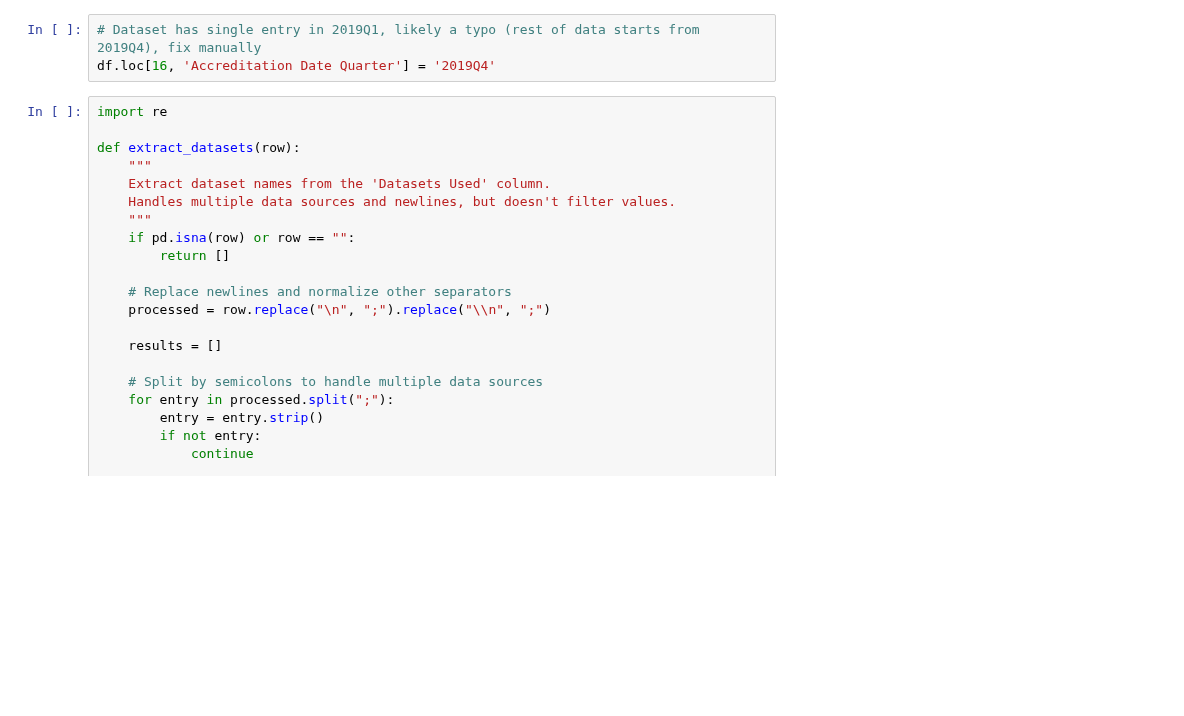
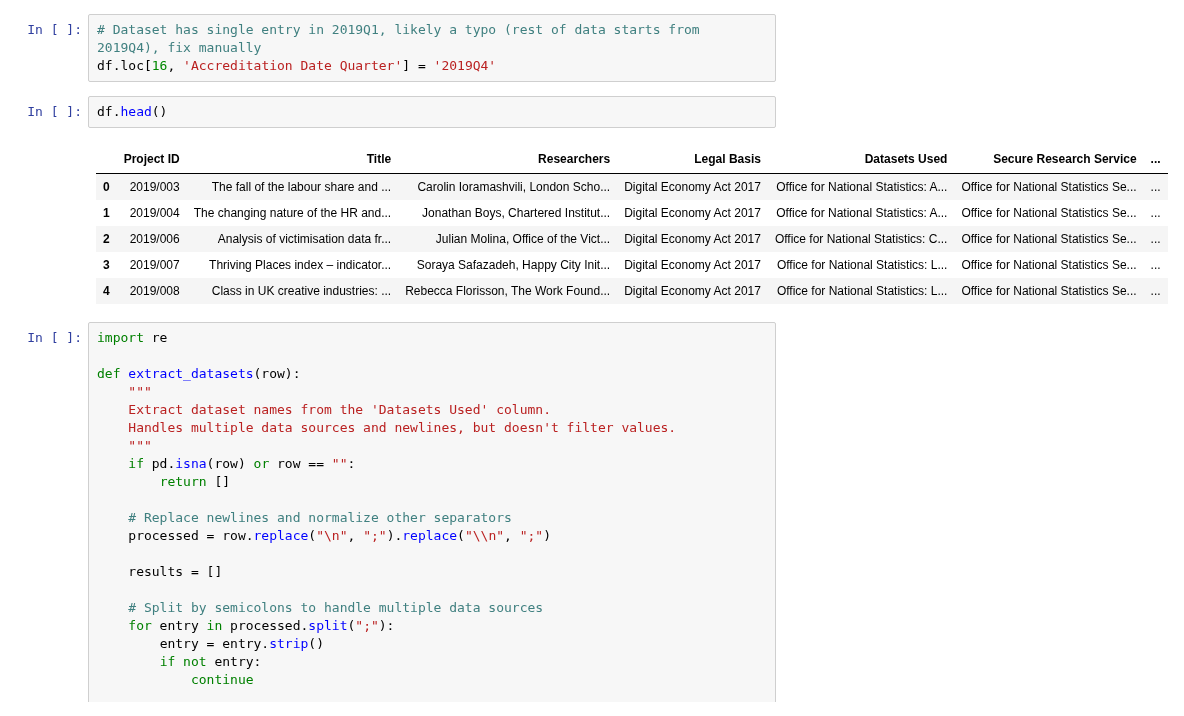
Before and after one commit to balintstewart77/ADR_DEA_project, a Jupyter notebook: analysis/DEA_projects_analysis.ipynb, the cells around one changed output. Cells and saved outputs as stored; diff of their text form; blank space fills up the shorter version.

```diff
--- a/analysis/DEA_projects_analysis.ipynb
+++ b/analysis/DEA_projects_analysis.ipynb
@@ -265,6 +265,15 @@ dtype: int64
 # %%
 # Dataset has single entry in 2019Q1, likely a typo (rest of data starts from 2019Q4), fix manually
 df.loc[16, 'Accreditation Date Quarter'] = '2019Q4'
+# %%
+df.head()
+# %% [output]
+|  | Project ID | Title | Researchers | Legal Basis | Datasets Used | Secure Research Service | ... |
+| 0 | 2019/003 | The fall of the labour share and ... | Carolin Ioramashvili, London Scho... | Digital Economy Act 2017 | Office for National Statistics: A... | Office for National Statistics Se... | ... |
+| 1 | 2019/004 | The changing nature of the HR and... | Jonathan Boys, Chartered Institut... | Digital Economy Act 2017 | Office for National Statistics: A... | Office for National Statistics Se... | ... |
+| 2 | 2019/006 | Analysis of victimisation data fr... | Julian Molina, Office of the Vict... | Digital Economy Act 2017 | Office for National Statistics: C... | Office for National Statistics Se... | ... |
+| 3 | 2019/007 | Thriving Places index – indicator... | Soraya Safazadeh, Happy City Init... | Digital Economy Act 2017 | Office for National Statistics: L... | Office for National Statistics Se... | ... |
+| 4 | 2019/008 | Class in UK creative industries: ... | Rebecca Florisson, The Work Found... | Digital Economy Act 2017 | Office for National Statistics: L... | Office for National Statistics Se... | ... |
 # %%
 import re
 
```
Also changed, not shown: parts of 2 cells of this notebook, 2 other files.
